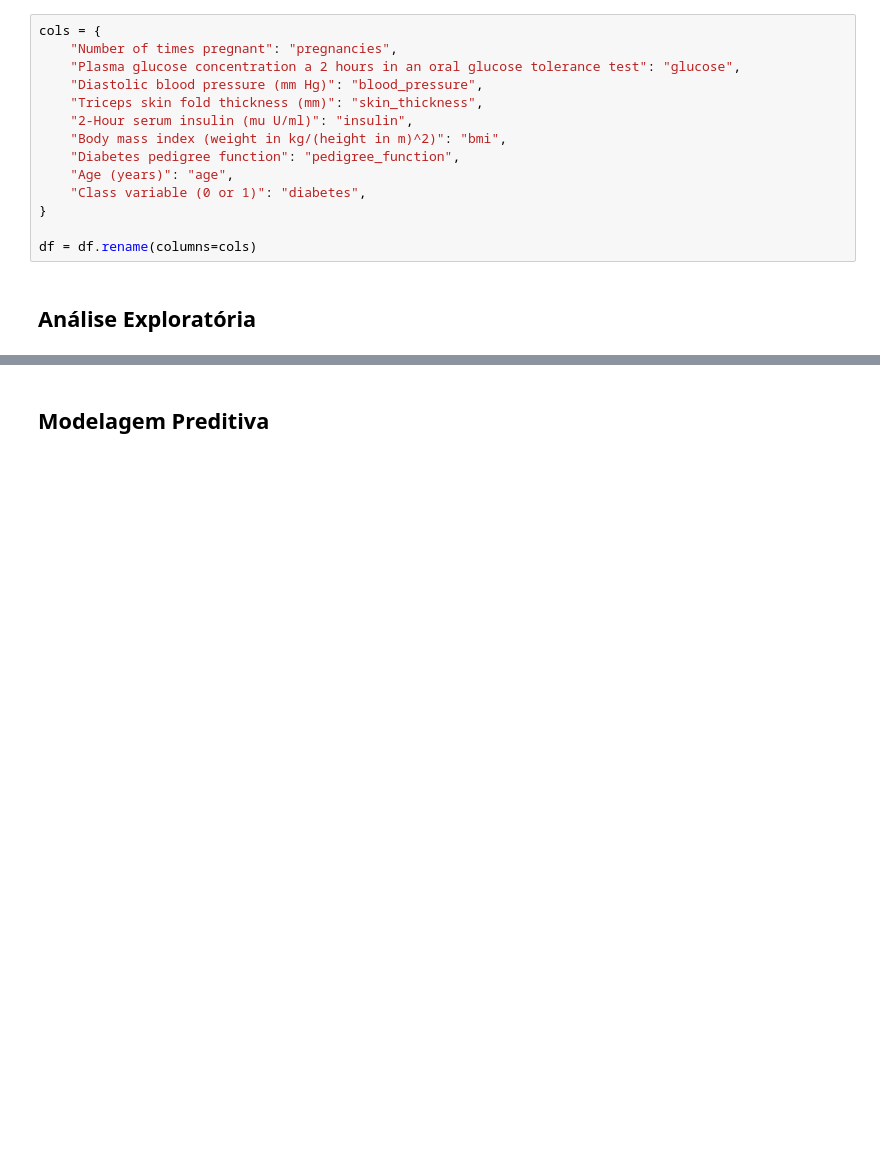
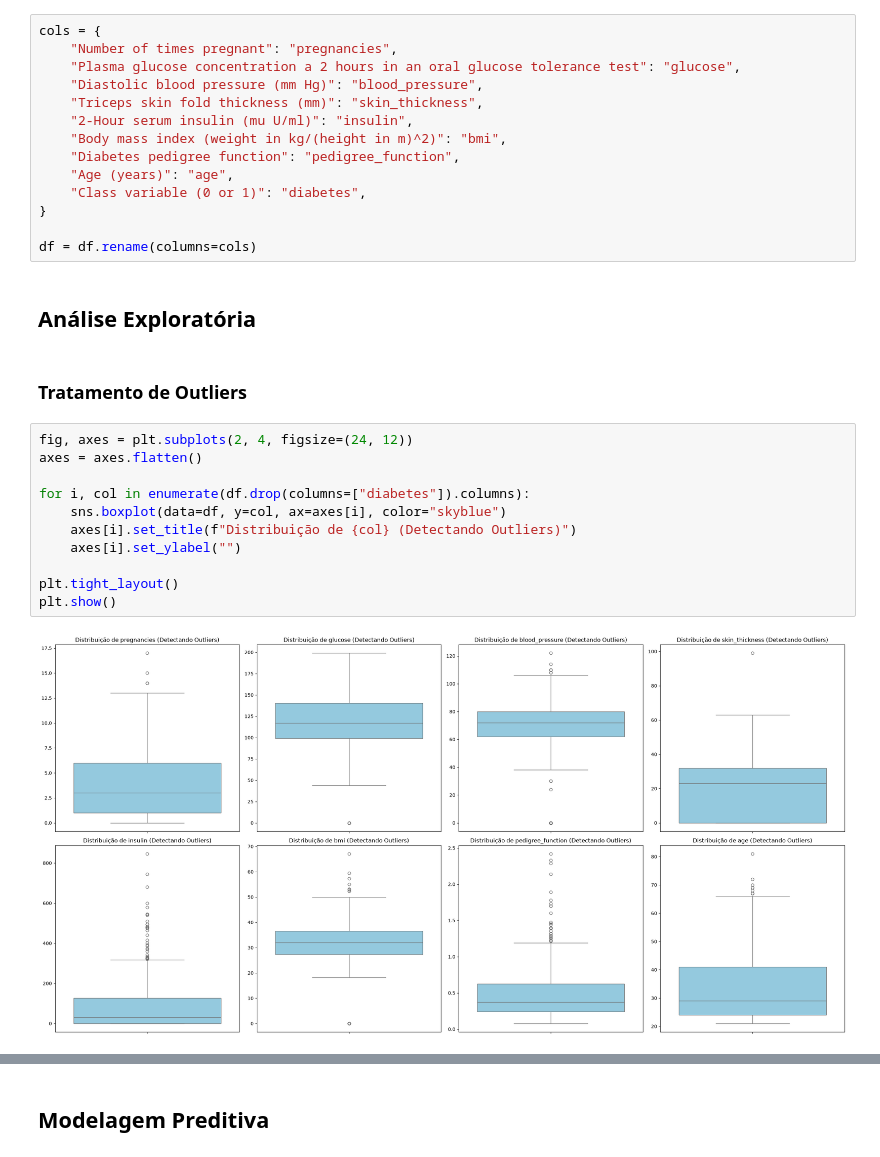
Before and after one commit to dannzxt/projeto-redes-neurais, a Jupyter notebook: projeto.ipynb, the cells around one changed output, grey strips where cells are left out. Saved outputs shown, nothing was run; the diff lists cells and outputs as text; blank space fills up the shorter version.

```diff
--- a/projeto.ipynb
+++ b/projeto.ipynb
@@ -83,3 +94,18 @@ cols = {
 df = df.rename(columns=cols)
 # %% [markdown]
 ## Análise Exploratória
+# %% [markdown]
+### Tratamento de Outliers
+# %%
+fig, axes = plt.subplots(2, 4, figsize=(24, 12))
+axes = axes.flatten()
+
+for i, col in enumerate(df.drop(columns=["diabetes"]).columns):
+    sns.boxplot(data=df, y=col, ax=axes[i], color="skyblue")
+    axes[i].set_title(f"Distribuição de {col} (Detectando Outliers)")
+    axes[i].set_ylabel("")
+
+plt.tight_layout()
+plt.show()
+# %% [output]
+[figure, added]
```
Also changed, not shown: parts of 16 cells of this notebook, 1 other file.
